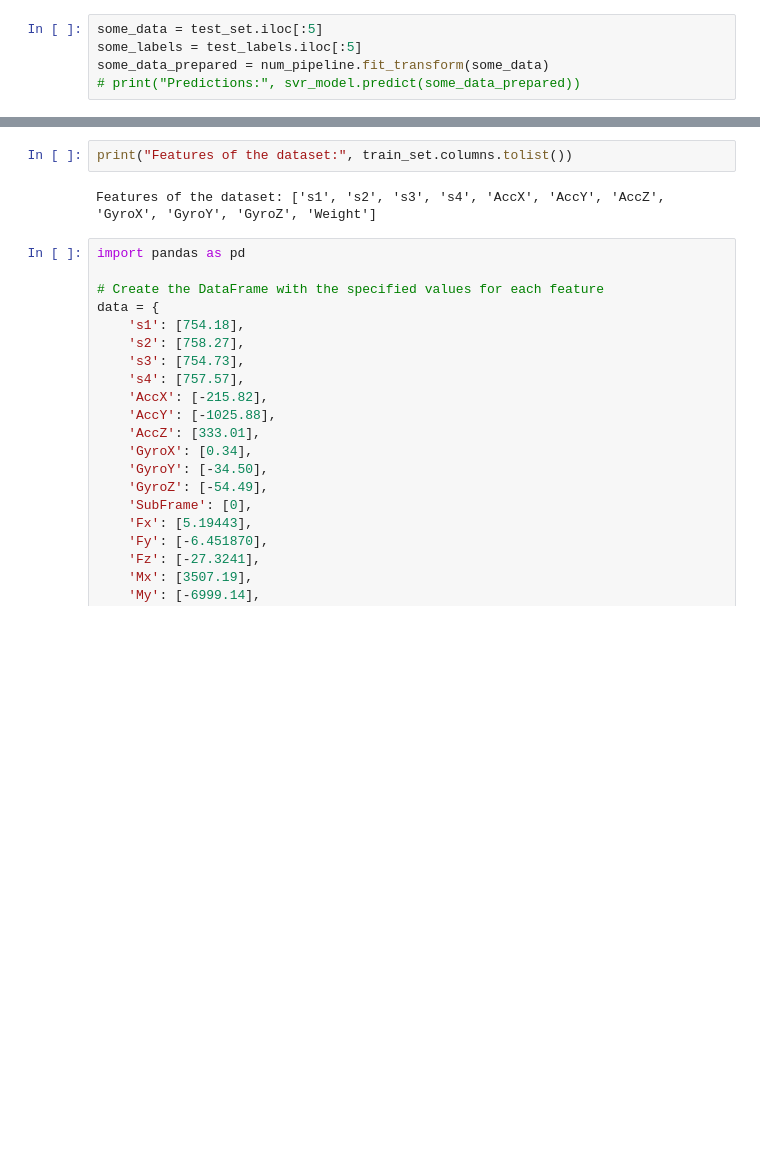
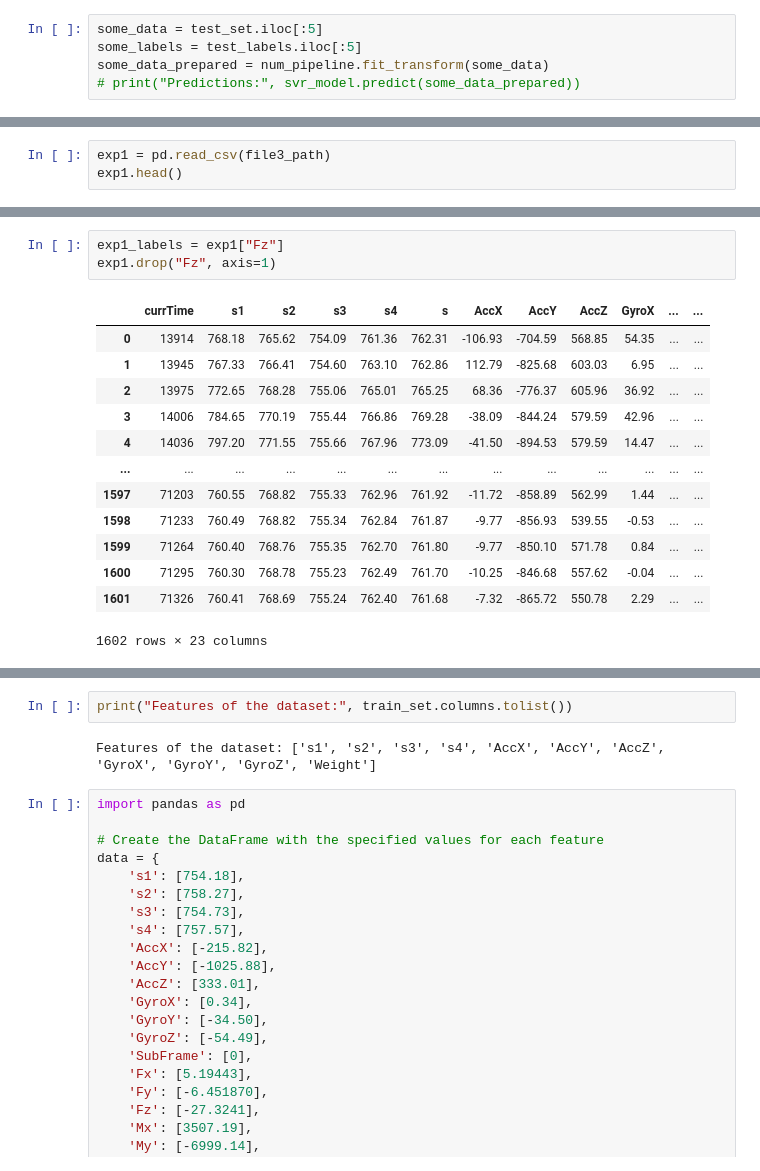
Before and after one commit to Dhruv242003/GRF_Shoe, a Jupyter notebook: JupyterNotebook_Codes/Regression.ipynb, the cells around one changed output, grey strips where cells are left out. Cells and saved outputs as stored; diff of their text form; blank space fills up the shorter version.

```diff
--- a/JupyterNotebook_Codes/Regression.ipynb
+++ b/JupyterNotebook_Codes/Regression.ipynb
@@ -335,0 +397,3 @@ SVR RMSE: 33.405510664028924  | Accuracy: 68.77173126825102 %
+# %%
+exp1 = pd.read_csv(file3_path)
+exp1.head()
@@ -335,0 +421,17 @@ SVR RMSE: 33.405510664028924  | Accuracy: 68.77173126825102 %
+# %%
+exp1_labels = exp1["Fz"]
+exp1.drop("Fz", axis=1)
+# %% [output]
+|  | currTime | s1 | s2 | s3 | s4 | s | AccX | AccY | AccZ | GyroX | ... | ... |
+| 0 | 13914 | 768.18 | 765.62 | 754.09 | 761.36 | 762.31 | -106.93 | -704.59 | 568.85 | 54.35 | ... | ... |
+| 1 | 13945 | 767.33 | 766.41 | 754.60 | 763.10 | 762.86 | 112.79 | -825.68 | 603.03 | 6.95 | ... | ... |
+| 2 | 13975 | 772.65 | 768.28 | 755.06 | 765.01 | 765.25 | 68.36 | -776.37 | 605.96 | 36.92 | ... | ... |
+| 3 | 14006 | 784.65 | 770.19 | 755.44 | 766.86 | 769.28 | -38.09 | -844.24 | 579.59 | 42.96 | ... | ... |
+| 4 | 14036 | 797.20 | 771.55 | 755.66 | 767.96 | 773.09 | -41.50 | -894.53 | 579.59 | 14.47 | ... | ... |
+| ... | ... | ... | ... | ... | ... | ... | ... | ... | ... | ... | ... | ... |
+| 1597 | 71203 | 760.55 | 768.82 | 755.33 | 762.96 | 761.92 | -11.72 | -858.89 | 562.99 | 1.44 | ... | ... |
+| 1598 | 71233 | 760.49 | 768.82 | 755.34 | 762.84 | 761.87 | -9.77 | -856.93 | 539.55 | -0.53 | ... | ... |
+| 1599 | 71264 | 760.40 | 768.76 | 755.35 | 762.70 | 761.80 | -9.77 | -850.10 | 571.78 | 0.84 | ... | ... |
+| 1600 | 71295 | 760.30 | 768.78 | 755.23 | 762.49 | 761.70 | -10.25 | -846.68 | 557.62 | -0.04 | ... | ... |
+| 1601 | 71326 | 760.41 | 768.69 | 755.24 | 762.40 | 761.68 | -7.32 | -865.72 | 550.78 | 2.29 | ... | ... |
+1602 rows × 23 columns
```
Also changed, not shown: parts of 11 cells of this notebook, 24 other files.
